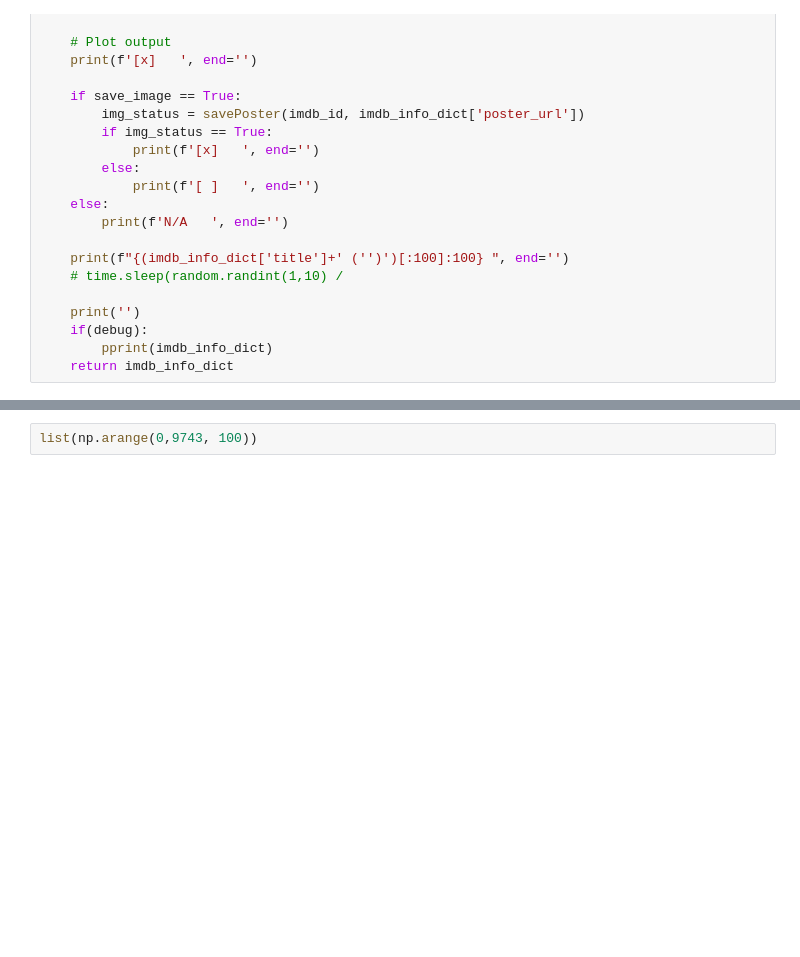
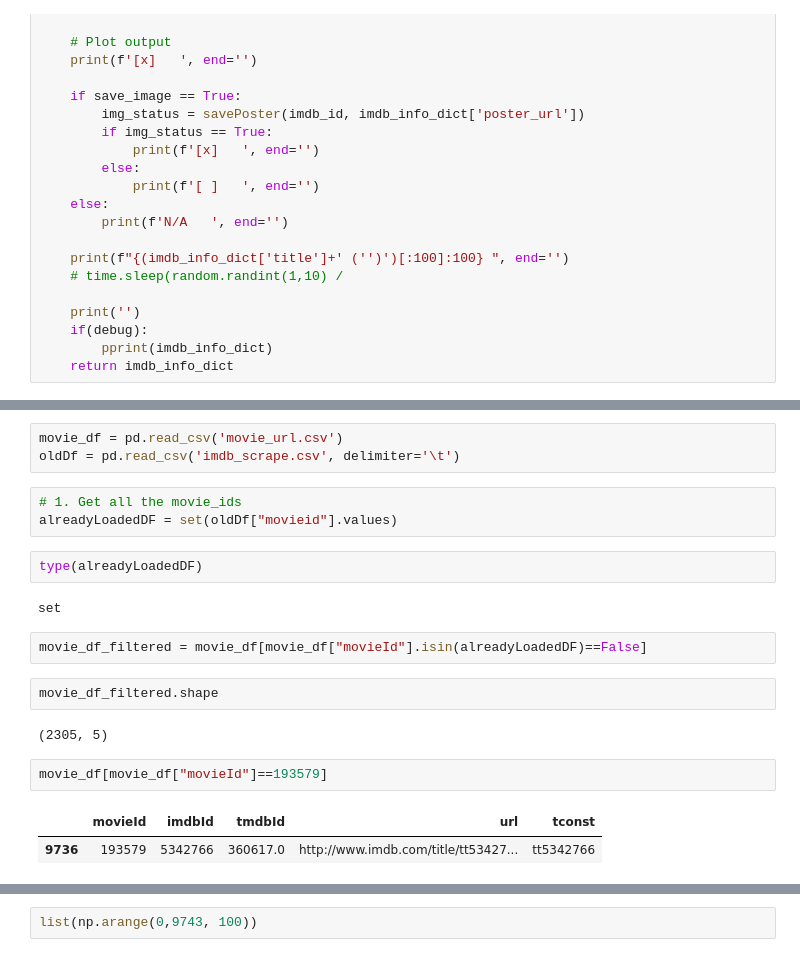
Before and after one commit to WaimenMak/Recomender-System, a Jupyter notebook: scraping/scrapeScript.ipynb, the cells around one changed output, grey strips where cells are left out. Cells and saved outputs as stored; diff of their text form; blank space fills up the shorter version.

```diff
--- a/scraping/scrapeScript.ipynb
+++ b/scraping/scrapeScript.ipynb
@@ -329,4 +331,25 @@ def scrapeMovies(startInterval, endInterval):
     print('\n')
     print(f'Saved: imdb_scrape.csv     ', end='')
     print('')
+# %%
+movie_df = pd.read_csv('movie_url.csv')
+oldDf = pd.read_csv('imdb_scrape.csv', delimiter='\t')
+# %%
+# 1. Get all the movie_ids
+alreadyLoadedDF = set(oldDf["movieid"].values)
+# %%
+type(alreadyLoadedDF)
+# %% [output]
+set
+# %%
+movie_df_filtered = movie_df[movie_df["movieId"].isin(alreadyLoadedDF)==False]
+# %%
+movie_df_filtered.shape
+# %% [output]
+(2305, 5)
+# %%
+movie_df[movie_df["movieId"]==193579]
+# %% [output]
+|  | movieId | imdbId | tmdbId | url | tconst |
+| 9736 | 193579 | 5342766 | 360617.0 | http://www.imdb.com/title/tt53427... | tt5342766 |
 # %%
```
Also changed, not shown: parts of 4 cells of this notebook, 12 other files.
